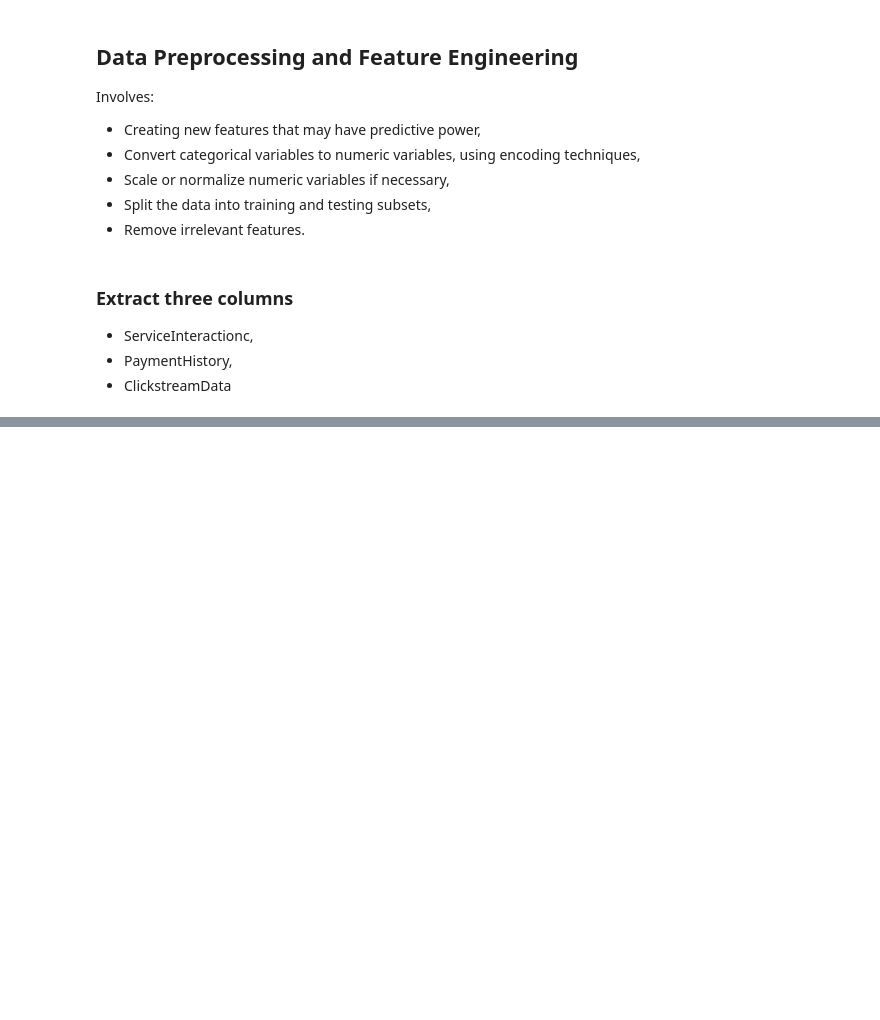
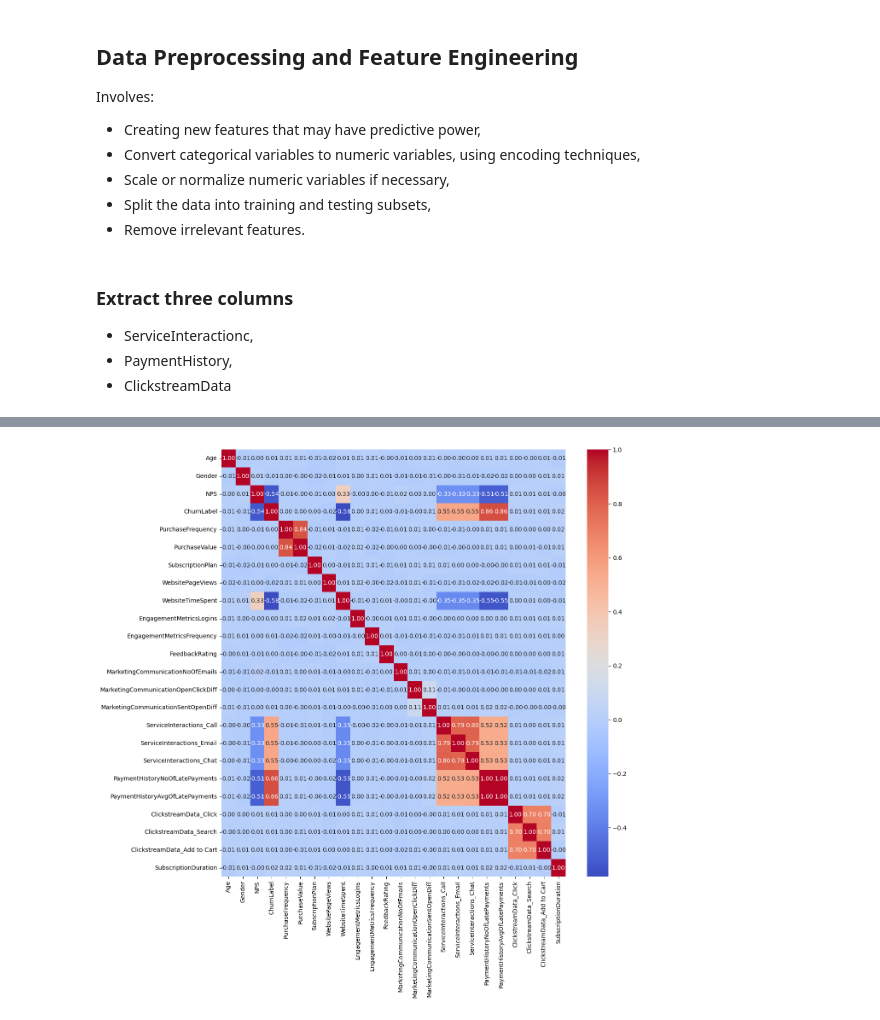
Before and after one commit to chemutai254/DATA, a Jupyter notebook: AMDARI/Customer_Churn_Prediction/Customer_Churn.ipynb, the cells around one changed output, grey strips where cells are left out. Cells and saved outputs as stored; diff of their text form; code cells hidden in the pictures; blank space fills up the shorter version.

Commit message:
Data Preprocessing and Feature Engineering

```diff
--- a/AMDARI/Customer_Churn_Prediction/Customer_Churn.ipynb
+++ b/AMDARI/Customer_Churn_Prediction/Customer_Churn.ipynb
@@ -287,0 +310,13 @@ print('All Unique Service Interaction Types:', unique_service_interaction_types)
+# %%
+# Encode the three columns
+# ServiceInteractions
+for usit in unique_service_interaction_types:
+    df[f'ServiceInteractions_{usit}'] = df['ServiceInteractions'].apply(lambda x: len([i for i in x if i['Type'] == usit]))
+
+# PaymentHistory
+df['PaymentHistoryNoOfLatePayments'] = df['PaymentHistory'].apply(lambda x: sum(i['Late_Payments'] for i in x))
+df['PaymentHistoryAvgOfLatePayments'] = df['PaymentHistory'].apply(lambda x: np.mean([i['Late_Payments'] for i in x]))
+
+# ClickstreamData
+for ucda in unique_clickstream_data_actions:
+    df[f'ClickstreamData_{ucda}'] = df['ClickstreamData'].apply(lambda x: len([i for i in x if i['Action'] == ucda]))
@@ -287,0 +445,15 @@ print('All Unique Service Interaction Types:', unique_service_interaction_types)
+# %%
+# Gender Encoding
+gender_map = {'Male': 0, 'Female': 1}
+
+# SubscriptionPlan Encoding
+unique_subscription_plans = df_['SubscriptionPlan'].unique()
+subscription_plan_map = {unique_subscription_plans[i]: i for i in range(len(unique_subscription_plans))}
+
+# EngagementMetricsFrequency Encoding
+unique_engagement_frequency = df_['EngagementMetricsFrequency'].unique()
+engagement_metrics_map = {unique_engagement_frequency[i]: i for i in range(len(unique_engagement_frequency))}
+
+df_.loc[:, 'Gender'] = df_.loc[:, 'Gender'].map(gender_map)
+df_.loc[:, 'SubscriptionPlan'] = df_.loc[:, 'SubscriptionPlan'].map(subscription_plan_map)
+df_.loc[:, 'EngagementMetricsFrequency'] = df_.loc[:, 'EngagementMetricsFrequency'].map(engagement_metrics_map)
@@ -287,0 +480,8 @@ print('All Unique Service Interaction Types:', unique_service_interaction_types)
+# %%
+# Plot correlation matrix
+df_corr = df_.corr()
+fig, ax = plt.subplots(figsize=(13, 13))
+sns.heatmap(df_corr, annot=True, fmt=".2f", cmap='coolwarm', ax=ax)
+plt.show()
+# %% [output]
+[figure, added]
```
Also changed, not shown: parts of 12 cells of this notebook.
